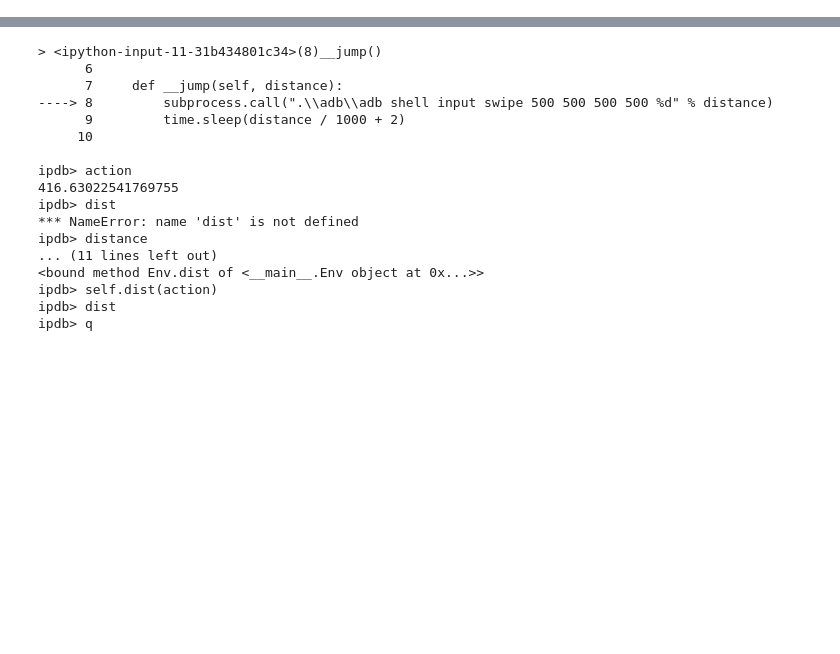
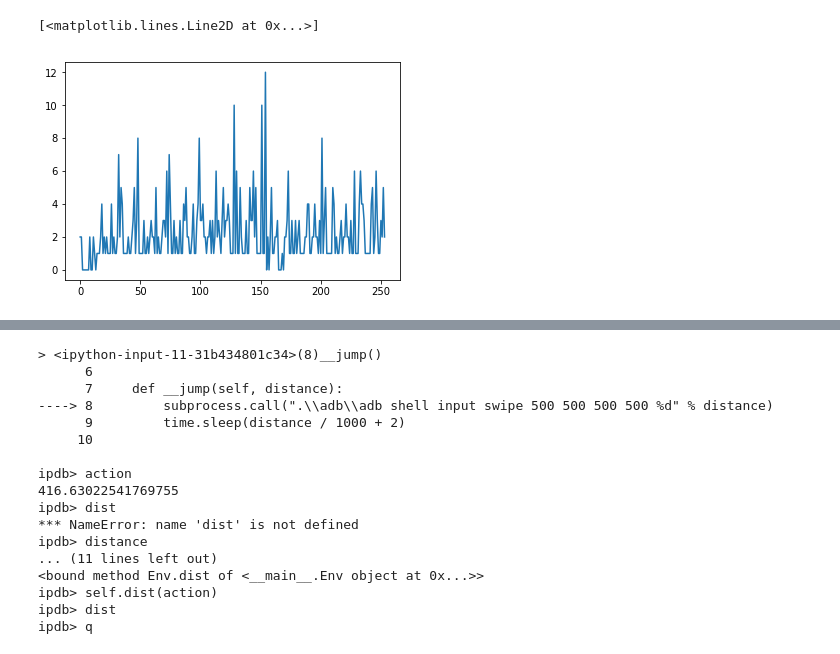
Before and after one commit to wptoux/deep-tiaotiao, a Jupyter notebook: DDPG.ipynb, the cells around one changed output, grey strips where cells are left out. Cells and saved outputs as stored; diff of their text form; code cells hidden in the pictures; blank space fills up the shorter version.

```diff
--- a/DDPG.ipynb
+++ b/DDPG.ipynb
@@ -193,7 +193,7 @@ class ActorNetwork(object):
         x = Flatten()(x)
         x = Dense(256, activation='relu')(x)
 
-        outputs = Dense(1, activation='linear')(x)
+        outputs = Dense(1, activation='tanh')(x)
         model = Model(inputs, outputs)
         model.compile(loss='mean_squared_error', optimizer=Nadam(lr=self.LEARNING_RATE))
 
@@ -299,13 +299,13 @@ class Agent:
 
 
     def act(self, state):
-        noise = random.gauss(mu=0,sigma=1) * self.epsilon
+        noise = random.gauss(mu=0,sigma=0.5) * self.epsilon
 
-        act = self.actor.model.predict_on_batch(np.expand_dims(state,0))[0]
+        act = self.actor.model.predict_on_batch(np.expand_dims(state,0))[0][0]
 
-        print('act:',act[0],'noise:',noise,'sum:',act[0]+noise)
+        print('act:',act,'noise:',noise,'sum:',act+noise)
 
-        return act[0] + noise
+        return act + noise
 
 
     def replay(self):
@@ -388,3 +469,8 @@ ________________________________________________________________________________
+# %%
+plt.plot(range(len(scores)),scores)
+# %% [output]
+[<matplotlib.lines.Line2D at 0x...>]
+[figure, added]
 # %%
 f, axes = plt.subplots(4,10,figsize=(20,8))
 
```
Also changed, not shown: parts of 11 cells of this notebook.
